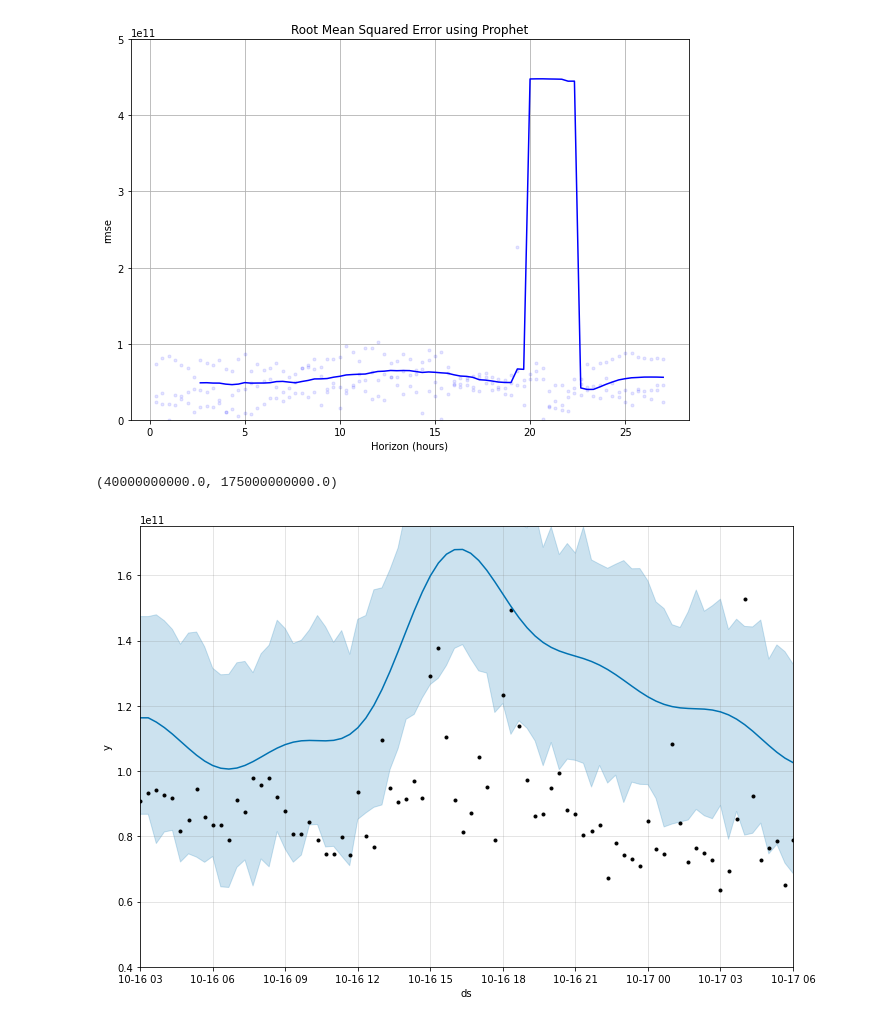
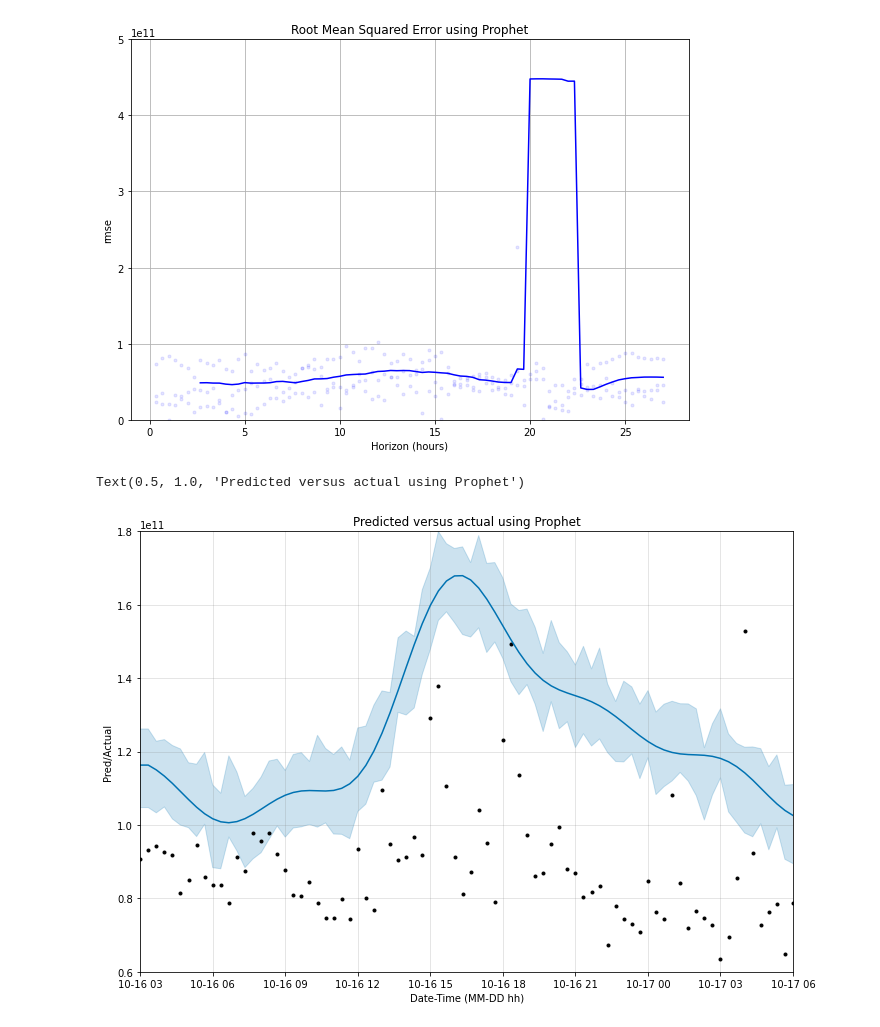
Before and after one commit to andrasfe/ethgas, a Jupyter notebook: prophet-model-comparison.ipynb, the cells around one changed output. Drawn from its saved outputs; the diff is of its cells as text; code cells hidden in the pictures.

Commit message:
worked on the graph

```diff
--- a/prophet-model-comparison.ipynb
+++ b/prophet-model-comparison.ipynb
@@ -57,5 +57,5 @@ df
 # %%
-m = Prophet(changepoint_prior_scale=0.0005,yearly_seasonality=False, weekly_seasonality=False, daily_seasonality=True, interval_width=0.50)
+m = Prophet(changepoint_prior_scale=0.0005,yearly_seasonality=False, weekly_seasonality=False, daily_seasonality=True, interval_width=0.10)
 m.fit(df)
 # %% [output]
 <prophet.forecaster.Prophet at 0x...>
@@ -88,10 +88,11 @@ ax.set_title('Root Mean Squared Error using Prophet')
 Text(0.5, 1.0, 'Root Mean Squared Error using Prophet')
 [figure]
 # %%
-fig = m.plot(df_cv2, figsize=(10, 7))
+fig = m.plot(df_cv2, figsize=(10, 7), xlabel='Date-Time (MM-DD hh)', ylabel='Pred/Actual')
 ax = fig.gca()
 ax.set_xlim([start_date, end_date])
-ax.set_ylim(0.4e11, 1.75e11)
+ax.set_ylim(0.6e11, 1.8e11)
+ax.set_title('Predicted versus actual using Prophet 10% pred. interval')
 # %% [output]
-(40000000000.0, 175000000000.0)
+Text(0.5, 1.0, 'Predicted versus actual using Prophet')
-[figure, old version]
+[figure, new version]
```
Also changed, not shown: parts of 2 cells of this notebook.
